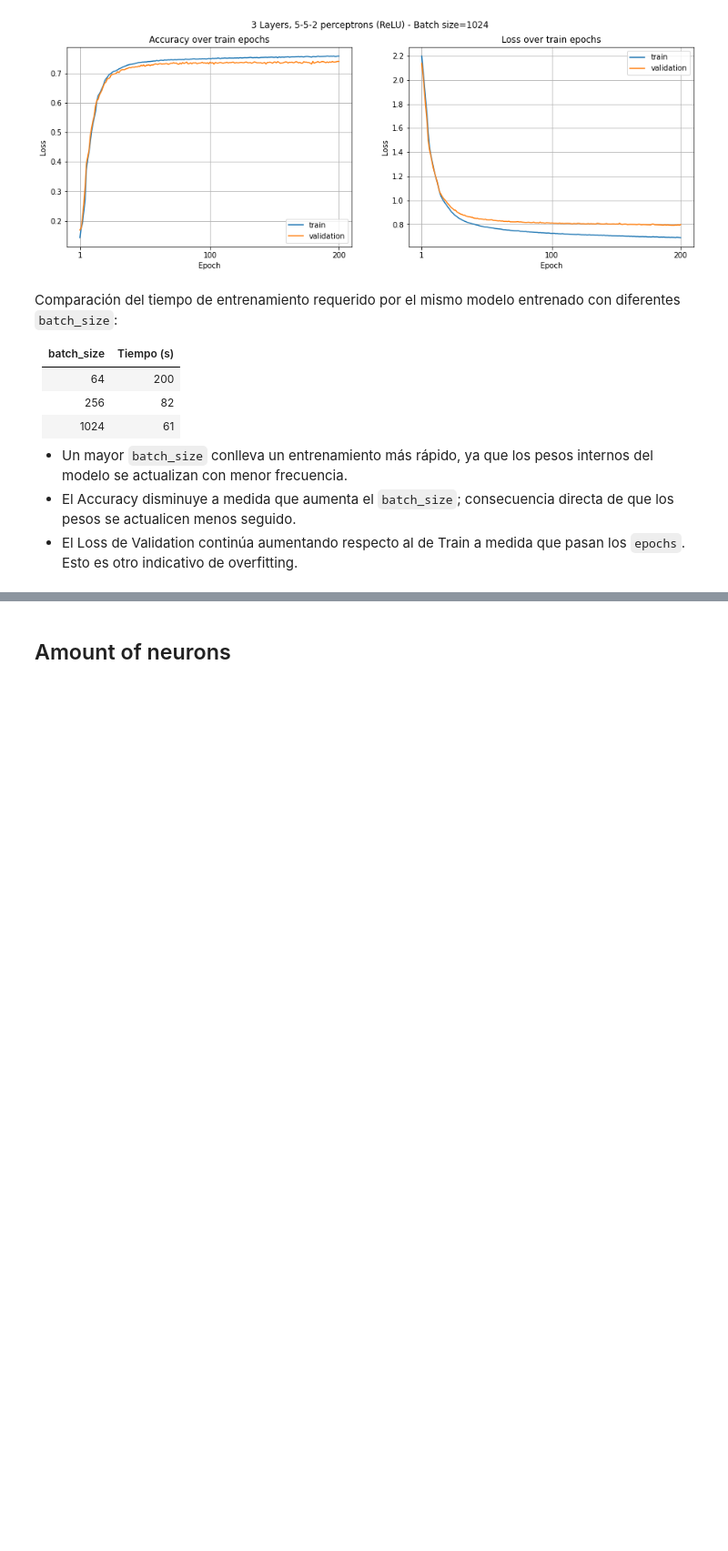
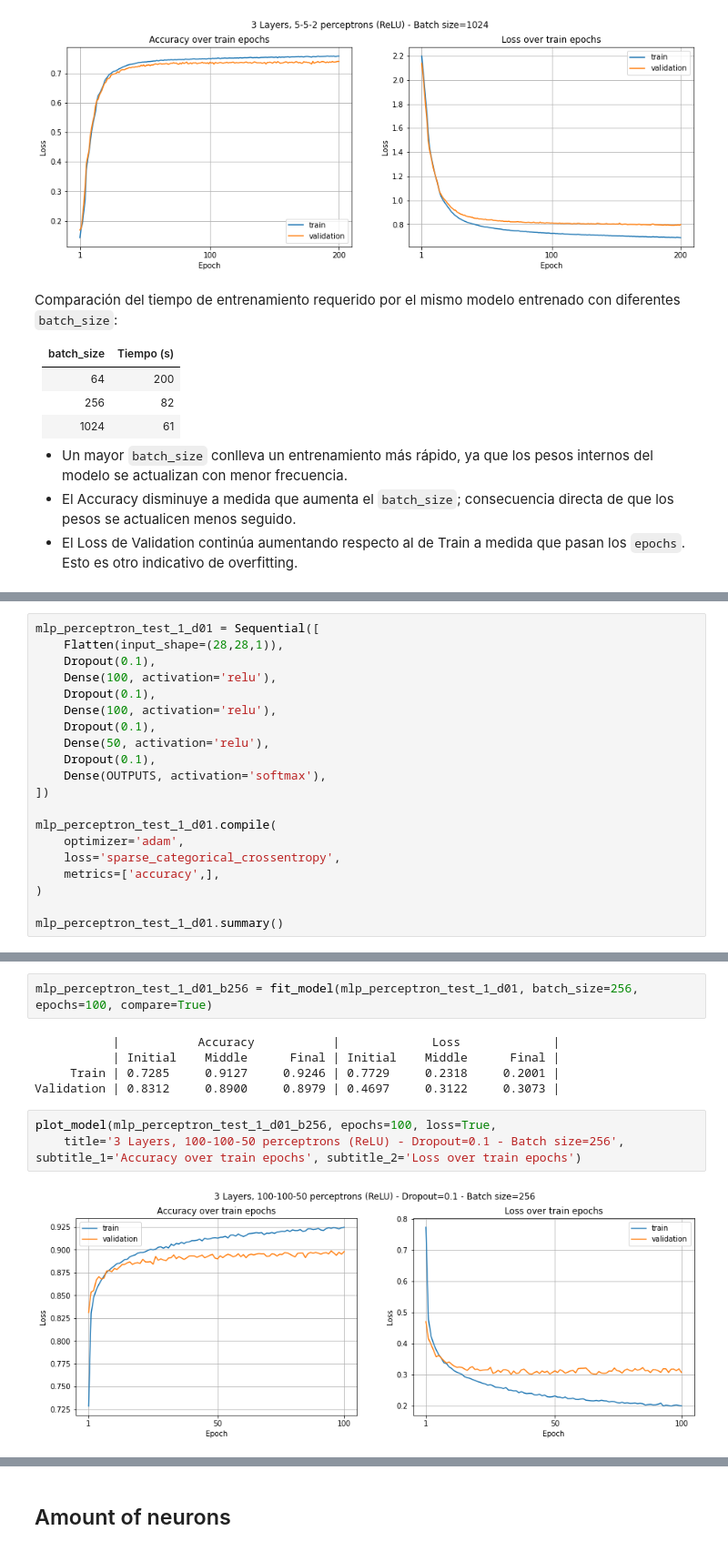
Before and after one commit to Ganymede23/UCSE-TP-ML-2022, a Jupyter notebook: tp3_fashion_mnist.ipynb, the cells around one changed output, grey strips where cells are left out. Shown at 91% size. Drawn from its saved outputs; the diff is of its cells as text; blank space fills up the shorter version.

```diff
--- a/tp3_fashion_mnist.ipynb
+++ b/tp3_fashion_mnist.ipynb
@@ -1153,0 +1117,20 @@ Puede apreciarse que al utilizar un learning rate 10 veces más grande al defaul
+# %%
+mlp_perceptron_test_1_d01 = Sequential([
+    Flatten(input_shape=(28,28,1)),
+    Dropout(0.1),
+    Dense(100, activation='relu'),
+    Dropout(0.1),
+    Dense(100, activation='relu'),
+    Dropout(0.1),
+    Dense(50, activation='relu'),
+    Dropout(0.1),
+    Dense(OUTPUTS, activation='softmax'),
+])
+
+mlp_perceptron_test_1_d01.compile(
+    optimizer='adam',
+    loss='sparse_categorical_crossentropy',
+    metrics=['accuracy',],
+)
+
+mlp_perceptron_test_1_d01.summary()
@@ -1153,0 +1193,12 @@ Puede apreciarse que al utilizar un learning rate 10 veces más grande al defaul
+# %%
+mlp_perceptron_test_1_d01_b256 = fit_model(mlp_perceptron_test_1_d01, batch_size=256, epochs=100, compare=True)
+# %% [output]
+           |           Accuracy           |             Loss             |
+           | Initial    Middle      Final | Initial    Middle      Final |
+     Train | 0.7285     0.9127     0.9246 | 0.7729     0.2318     0.2001 |
+Validation | 0.8312     0.8900     0.8979 | 0.4697     0.3122     0.3073 |
+# %%
+plot_model(mlp_perceptron_test_1_d01_b256, epochs=100, loss=True,
+    title='3 Layers, 100-100-50 perceptrons (ReLU) - Dropout=0.1 - Batch size=256', subtitle_1='Accuracy over train epochs', subtitle_2='Loss over train epochs')
+# %% [output]
+[figure, added]
```
Also changed, not shown: parts of 73 cells of this notebook.
